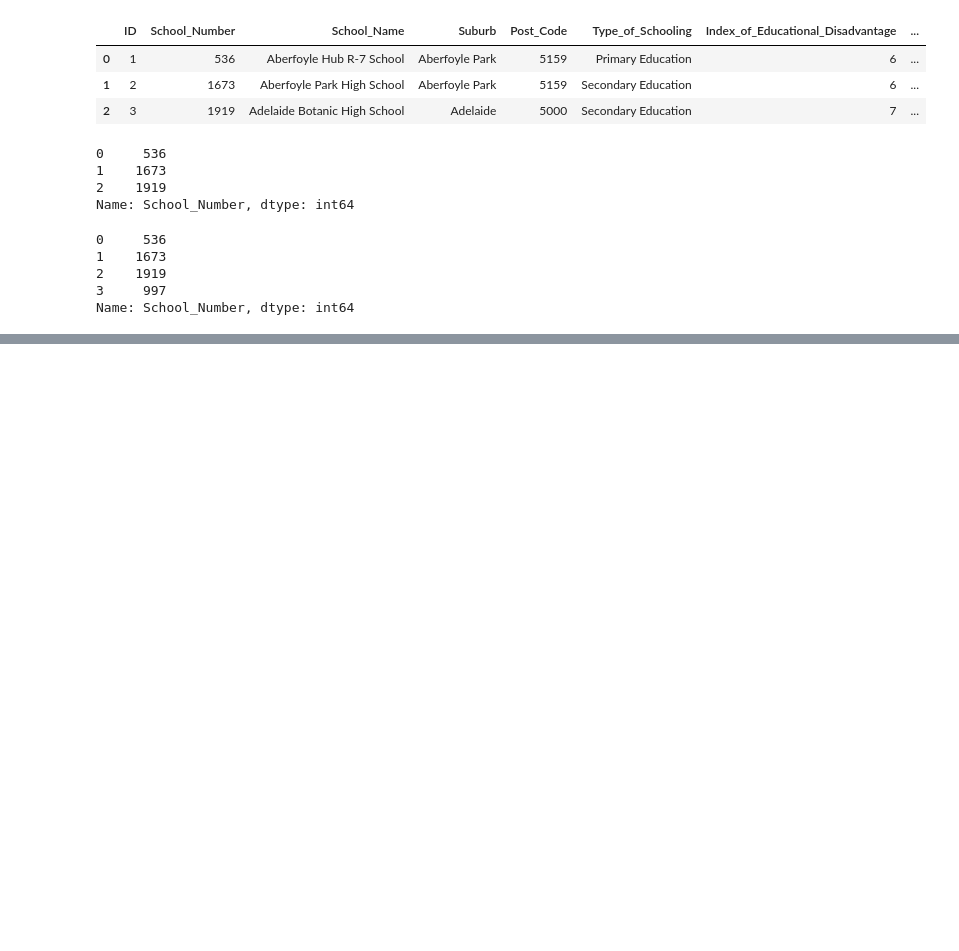
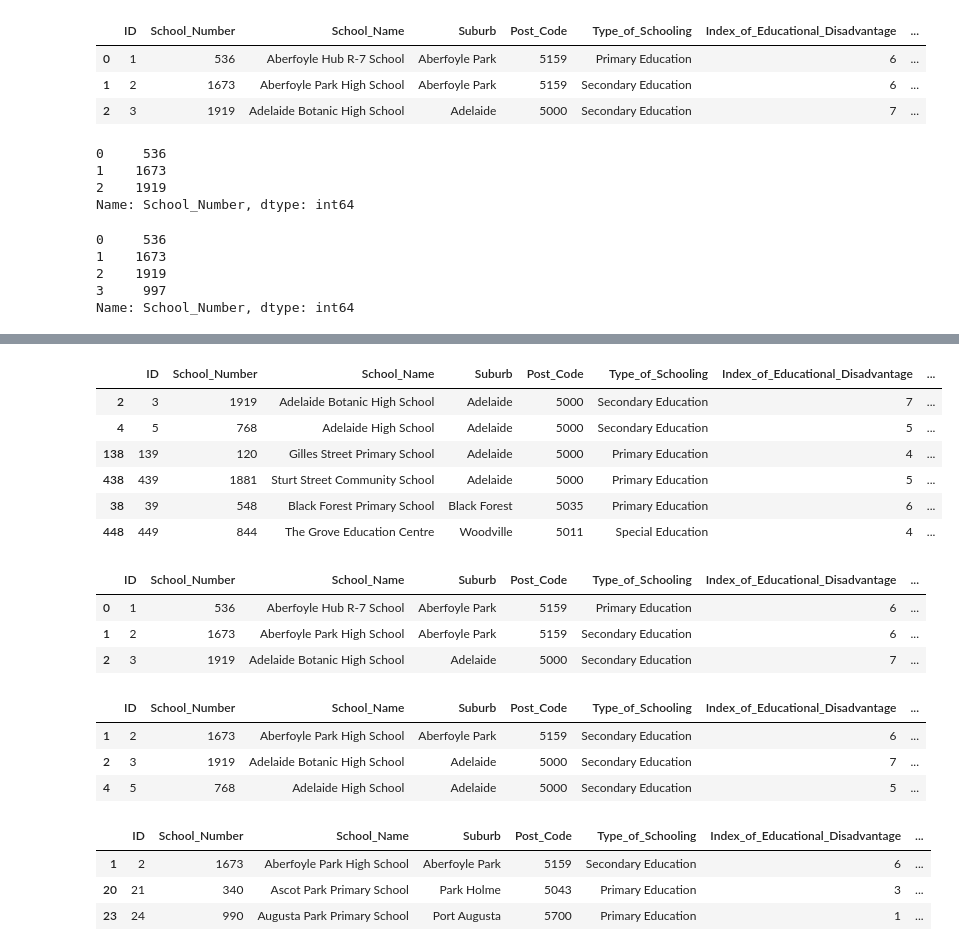
Before and after one commit to erikaduan/python_data_science_tips, a Jupyter notebook: 03_notebooks/04_Manipulating-Pandas-DataFrames.ipynb, the cells around one changed output, grey strips where cells are left out. Drawn from its saved outputs; the diff is of its cells as text; code cells hidden in the pictures; blank space fills up the shorter version.

```diff
--- a/03_notebooks/04_Manipulating-Pandas-DataFrames.ipynb
+++ b/03_notebooks/04_Manipulating-Pandas-DataFrames.ipynb
@@ -212,0 +244,48 @@ print(type(students[["id"]])) # DataFrame
+# %%
+#-----example 5-----
+(raw_data.query('Suburb in @suburbs_list')
+         .sort_values(by = ['Suburb', 'School_Name'])
+)
+
+# you can also use pd.query to filter conditions
+# this enables us to chain Python functions to improve code readability
+# %% [output]
+|  | ID | School_Number | School_Name | Suburb | Post_Code | Type_of_Schooling | Index_of_Educational_Disadvantage | ... |
+| 2 | 3 | 1919 | Adelaide Botanic High School | Adelaide | 5000 | Secondary Education | 7 | ... |
+| 4 | 5 | 768 | Adelaide High School | Adelaide | 5000 | Secondary Education | 5 | ... |
+| 138 | 139 | 120 | Gilles Street Primary School | Adelaide | 5000 | Primary Education | 4 | ... |
+| 438 | 439 | 1881 | Sturt Street Community School | Adelaide | 5000 | Primary Education | 5 | ... |
+| 38 | 39 | 548 | Black Forest Primary School | Black Forest | 5035 | Primary Education | 6 | ... |
+| 448 | 449 | 844 | The Grove Education Centre | Woodville | 5011 | Special Education | 4 | ... |
+# %%
+#-----example 6-----
+(raw_data[raw_data['School_Name'].str.startswith('A')]
+ .head(3)
+)
+# %% [output]
+|  | ID | School_Number | School_Name | Suburb | Post_Code | Type_of_Schooling | Index_of_Educational_Disadvantage | ... |
+| 0 | 1 | 536 | Aberfoyle Hub R-7 School | Aberfoyle Park | 5159 | Primary Education | 6 | ... |
+| 1 | 2 | 1673 | Aberfoyle Park High School | Aberfoyle Park | 5159 | Secondary Education | 6 | ... |
+| 2 | 3 | 1919 | Adelaide Botanic High School | Adelaide | 5000 | Secondary Education | 7 | ... |
+# %%
+#-----example 7-----
+(raw_data[raw_data['School_Name'].str.contains('High')]
+ .head(3)
+)
+# %% [output]
+|  | ID | School_Number | School_Name | Suburb | Post_Code | Type_of_Schooling | Index_of_Educational_Disadvantage | ... |
+| 1 | 2 | 1673 | Aberfoyle Park High School | Aberfoyle Park | 5159 | Secondary Education | 6 | ... |
+| 2 | 3 | 1919 | Adelaide Botanic High School | Adelaide | 5000 | Secondary Education | 7 | ... |
+| 4 | 5 | 768 | Adelaide High School | Adelaide | 5000 | Secondary Education | 5 | ... |
+# %%
+#-----example 8-----
+(raw_data[raw_data['School_Name'].str.contains('.*Park.*')]
+ .head(3)
+)
+
+# str.contains can also evaluate regex
+# %% [output]
+|  | ID | School_Number | School_Name | Suburb | Post_Code | Type_of_Schooling | Index_of_Educational_Disadvantage | ... |
+| 1 | 2 | 1673 | Aberfoyle Park High School | Aberfoyle Park | 5159 | Secondary Education | 6 | ... |
+| 20 | 21 | 340 | Ascot Park Primary School | Park Holme | 5043 | Primary Education | 3 | ... |
+| 23 | 24 | 990 | Augusta Park Primary School | Port Augusta | 5700 | Primary Education | 1 | ... |
```
Also changed, not shown: parts of 39 cells of this notebook, 1 other file.
